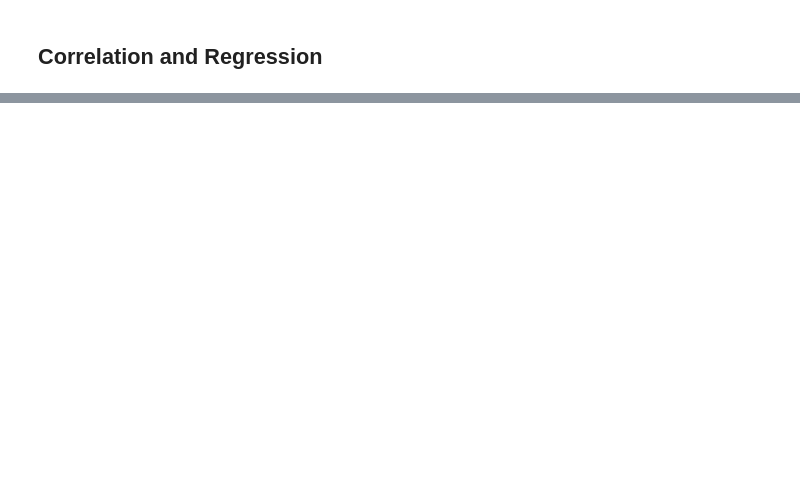
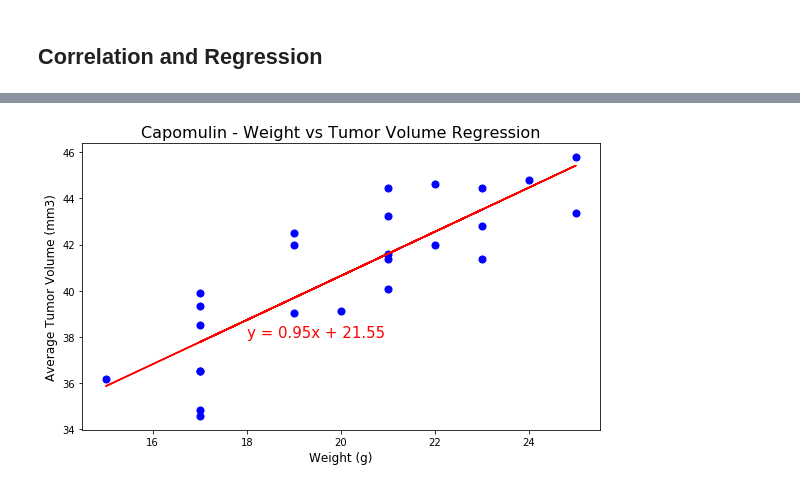
Before and after one commit to zsvorenova/matplotlib-challenge, a Jupyter notebook: Pymaceuticals/pymaceuticals_starter.ipynb, the cells around one changed output, grey strips where cells are left out. Cells and saved outputs as stored; diff of their text form; code cells hidden in the pictures; blank space fills up the shorter version.

```diff
--- a/Pymaceuticals/pymaceuticals_starter.ipynb
+++ b/Pymaceuticals/pymaceuticals_starter.ipynb
@@ -305,0 +347,12 @@ Index(['Mouse ID', 'Timepoint', 'Tumor Volume (mm3)', 'Metastatic Sites',
+# %%
+fig3,ax3 = plt.subplots(figsize=(8,5))
+plt.scatter(Capomulin_weight, Capomulin_avgtumor, marker="o", facecolors="blue", s=50)
+plt.plot(Capomulin_weight,regress_values,"r-")
+plt.annotate(line_eq,(18,38),fontsize=15,color="red")
+plt.xlabel('Weight (g)', fontsize=12)
+plt.ylabel('Average Tumor Volume (mm3)', fontsize=12)
+plt.title('Capomulin - Weight vs Tumor Volume Regression', fontsize=16)
+plt.tight_layout()
+plt.show()
+# %% [output]
+[figure, added]
```
Also changed, not shown: parts of 17 cells of this notebook.
